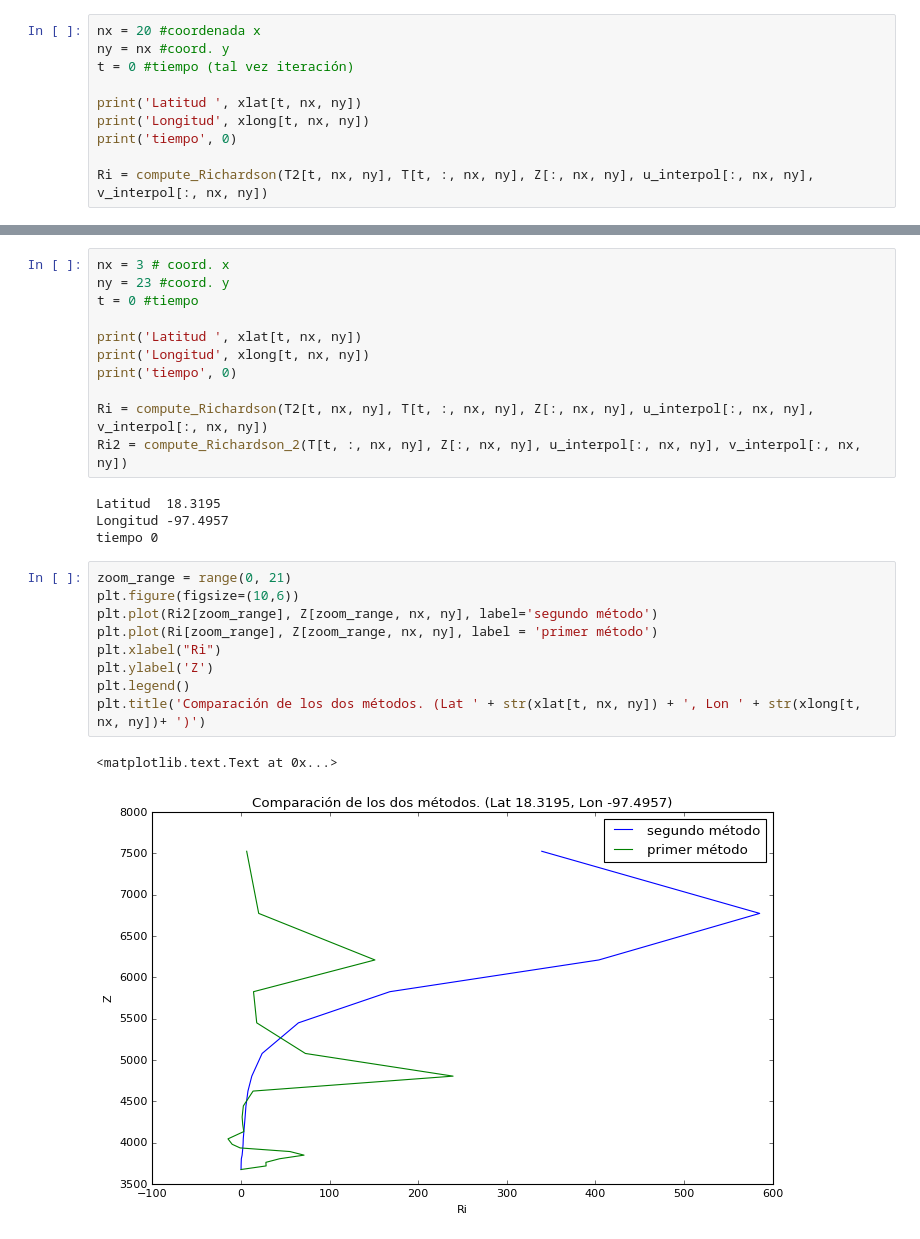
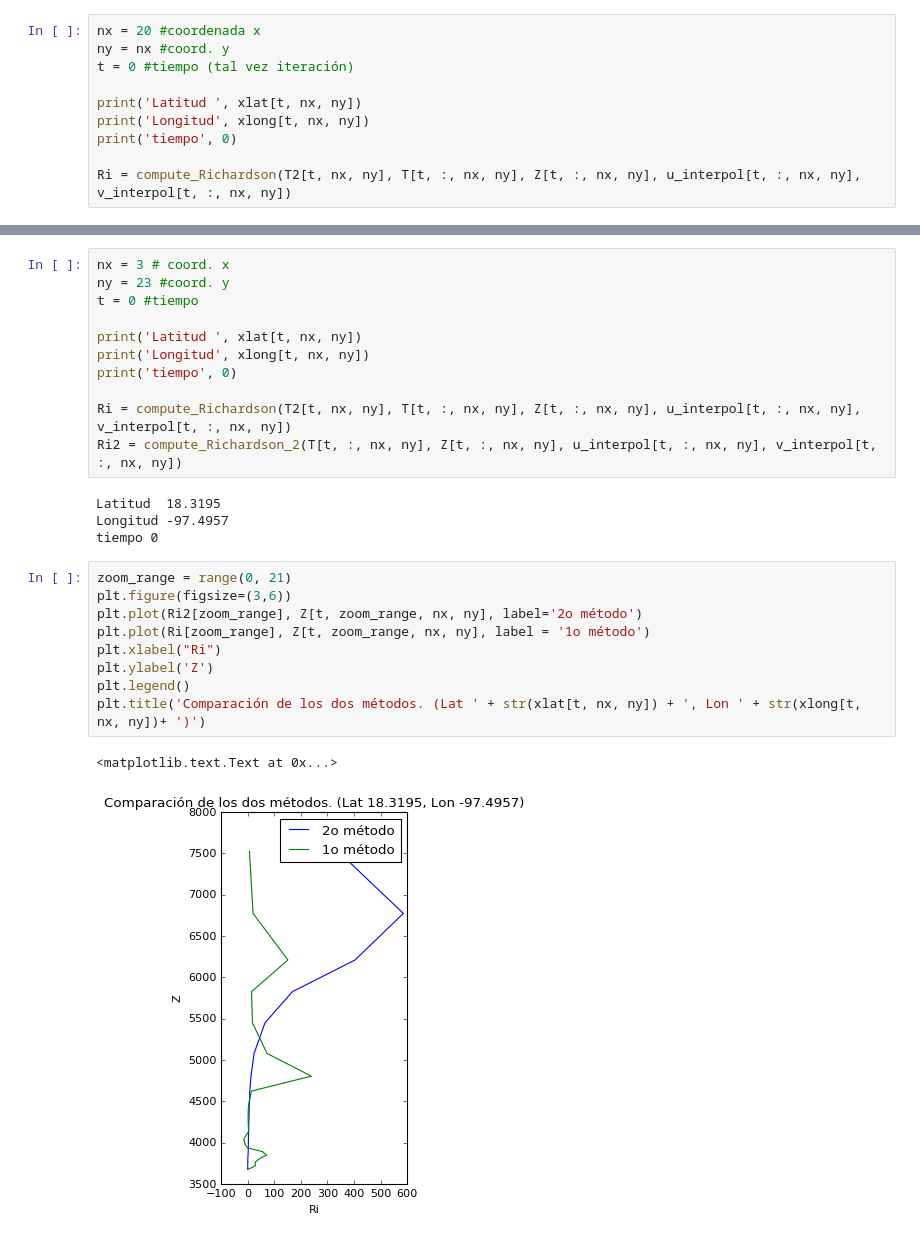
Before and after one commit to cpierard/capa_limite_WRF, a Jupyter notebook: Calculo_Richardson.ipynb, the cells around one changed output, grey strips where cells are left out. Saved outputs shown, nothing was run; the diff lists cells and outputs as text.

Commit message:
Calculo richardson para varios tiempos y los grafico

```diff
--- a/Calculo_Richardson.ipynb
+++ b/Calculo_Richardson.ipynb
@@ -388,7 +392,7 @@ print('Latitud ', xlat[t, nx, ny])
 print('Longitud', xlong[t, nx, ny])
 print('tiempo', 0)
 
-Ri = compute_Richardson(T2[t, nx, ny], T[t, :, nx, ny], Z[:, nx, ny], u_interpol[:, nx, ny], v_interpol[:, nx, ny])
+Ri = compute_Richardson(T2[t, nx, ny], T[t, :, nx, ny], Z[t, :, nx, ny], u_interpol[t, :, nx, ny], v_interpol[t, :, nx, ny])
 # %% [output]
 Latitud  20.6172
 Longitud -97.9258
@@ -483,21 +487,21 @@ print('Latitud ', xlat[t, nx, ny])
 print('Longitud', xlong[t, nx, ny])
 print('tiempo', 0)
 
-Ri = compute_Richardson(T2[t, nx, ny], T[t, :, nx, ny], Z[:, nx, ny], u_interpol[:, nx, ny], v_interpol[:, nx, ny])
-Ri2 = compute_Richardson_2(T[t, :, nx, ny], Z[:, nx, ny], u_interpol[:, nx, ny], v_interpol[:, nx, ny])
+Ri = compute_Richardson(T2[t, nx, ny], T[t, :, nx, ny], Z[t, :, nx, ny], u_interpol[t, :, nx, ny], v_interpol[t, :, nx, ny])
+Ri2 = compute_Richardson_2(T[t, :, nx, ny], Z[t, :, nx, ny], u_interpol[t, :, nx, ny], v_interpol[t, :, nx, ny])
 # %% [output]
 Latitud  18.3195
 Longitud -97.4957
 tiempo 0
 # %%
 zoom_range = range(0, 21)
-plt.figure(figsize=(10,6))
-plt.plot(Ri2[zoom_range], Z[zoom_range, nx, ny], label='segundo método')
-plt.plot(Ri[zoom_range], Z[zoom_range, nx, ny], label = 'primer método')
+plt.figure(figsize=(3,6))
+plt.plot(Ri2[zoom_range], Z[t, zoom_range, nx, ny], label='2o método')
+plt.plot(Ri[zoom_range], Z[t, zoom_range, nx, ny], label = '1o método')
 plt.xlabel("Ri")
 plt.ylabel('Z')
 plt.legend()
 plt.title('Comparación de los dos métodos. (Lat ' + str(xlat[t, nx, ny]) + ', Lon ' + str(xlong[t, nx, ny])+ ')')
 # %% [output]
 <matplotlib.text.Text at 0x...>
-[figure, old version]
+[figure, new version]
```
Also changed, not shown: parts of 15 cells of this notebook.
